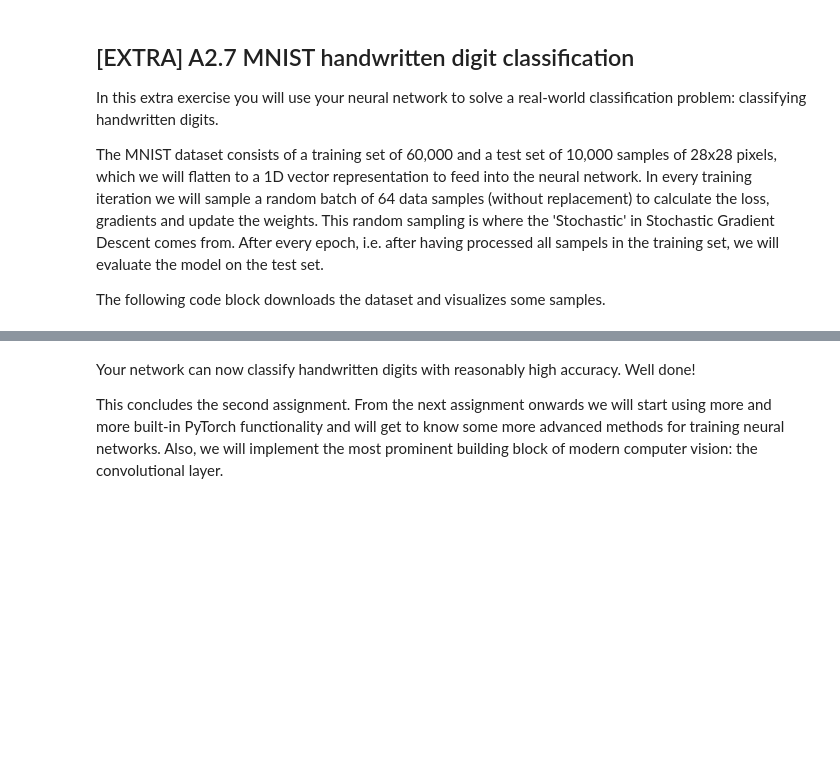
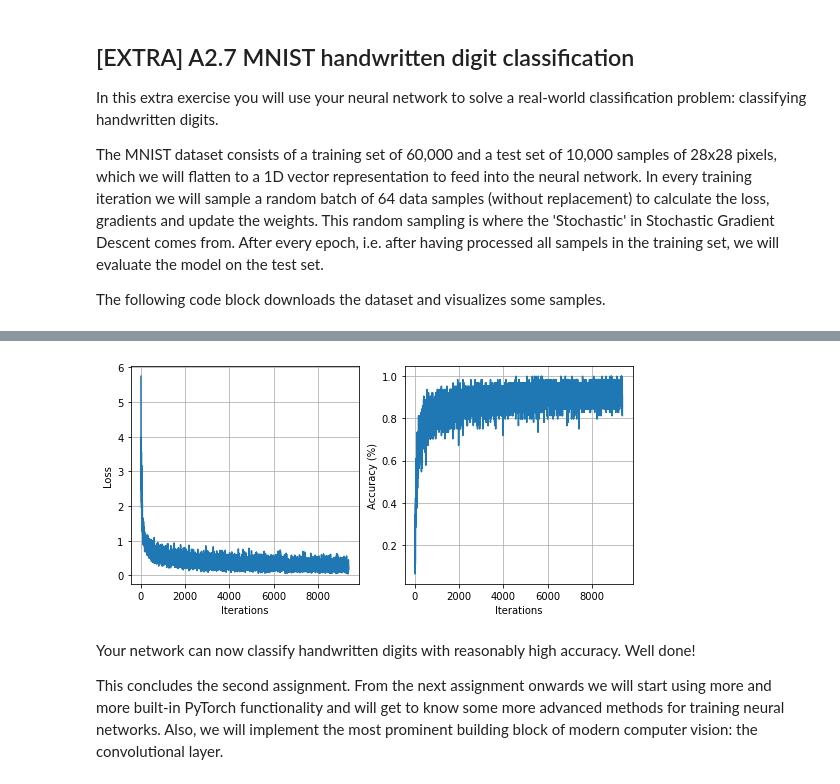
Before and after one commit to Veikko-Saikkonen/delft-deep-learning, a Jupyter notebook: Assignment_2.ipynb, the cells around one changed output, grey strips where cells are left out. Cells and saved outputs as stored; diff of their text form; code cells hidden in the pictures; blank space fills up the shorter version.

```diff
--- a/Assignment_2.ipynb
+++ b/Assignment_2.ipynb
@@ -1011,7 +1304,9 @@ plt.show()
 #             TODO: Define appropriate network dimensions.             #
 ########################################################################
 
-pass
+in_features = 28*28
+out_features = 10
+hidden_dim = 30
 
 ########################################################################
 #                          END OF YOUR CODE                            #
@@ -1043,24 +1338,24 @@ for epoch in range(epochs):
 
         # Perform forward pass
         y_pred = net.forward(x_batch)
-
         ########################################################################
         #      TODO: Calculate Cross Entropy loss between prediction and       #
         #                     labels and append to list.                       #
         ########################################################################
 
-        pass
+        loss, grad = CrossEntropyLoss(y_batch, y_pred)
+        train_losses.append(loss)
 
         ########################################################################
         #                          END OF YOUR CODE                            #
         ########################################################################
 
-
         ########################################################################
         #            TODO: Perform backward pass and optimizer step.           #
         ########################################################################
 
-        pass
+        net.backward(grad)
+        net.optimizer_step(lr=learning_rate)
 
         ########################################################################
         #                          END OF YOUR CODE                            #
@@ -1076,11 +1371,13 @@ for epoch in range(epochs):
                 epoch + 1, i * len(x_batch), len(train_loader.dataset),
                 100. * i / len(train_loader), loss))
 
+
     # Validation loop
     test_loss = 0
     total_correct = 0
     for x_batch, y_batch in test_loader:
         # Flatten input to 1D tensor
+        x_batch_orig = x_batch.clone()
         x_batch = x_batch.flatten(start_dim=1)
         # Convert labels to one-hot encoding
         y_batch = nn.functional.one_hot(y_batch, num_classes=10)
@@ -1092,7 +1389,7 @@ for epoch in range(epochs):
         #   TODO: Calculate Cross Entropy loss between prediction and labels.  #
         ########################################################################
 
-        pass
+        loss, _ = CrossEntropyLoss(y_batch, y_pred)
 
         ########################################################################
         #                          END OF YOUR CODE                            #
@@ -1123,3 +1420,4 @@ plt.xlabel('Iterations')
 plt.ylabel('Accuracy (%)')
 plt.plot(train_accs)
 plt.grid()
+# %% [output]
@@ -1126,3 +1441,4 @@ plt.grid()
+[figure, added]
 # %% [markdown]
 Your network can now classify handwritten digits with reasonably high accuracy. Well done!
 
```
Also changed, not shown: parts of 20 cells of this notebook.
